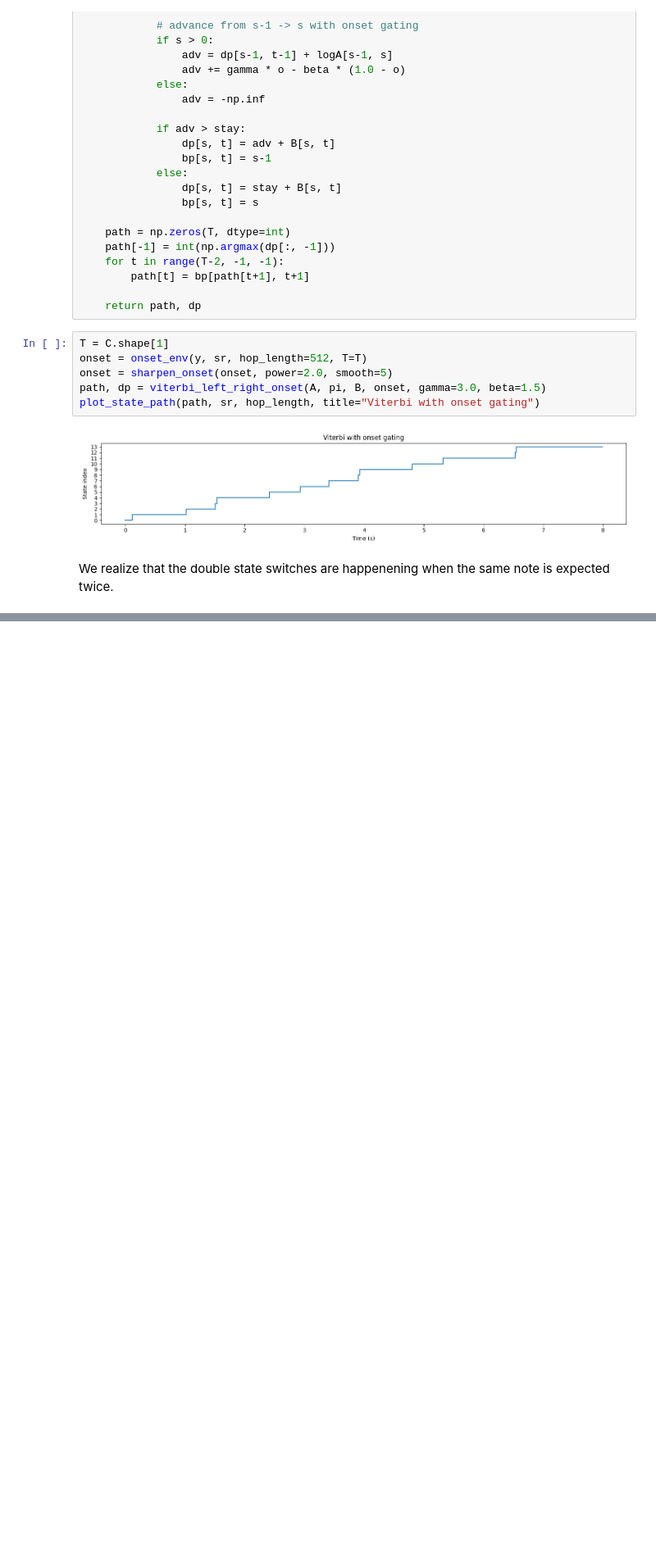
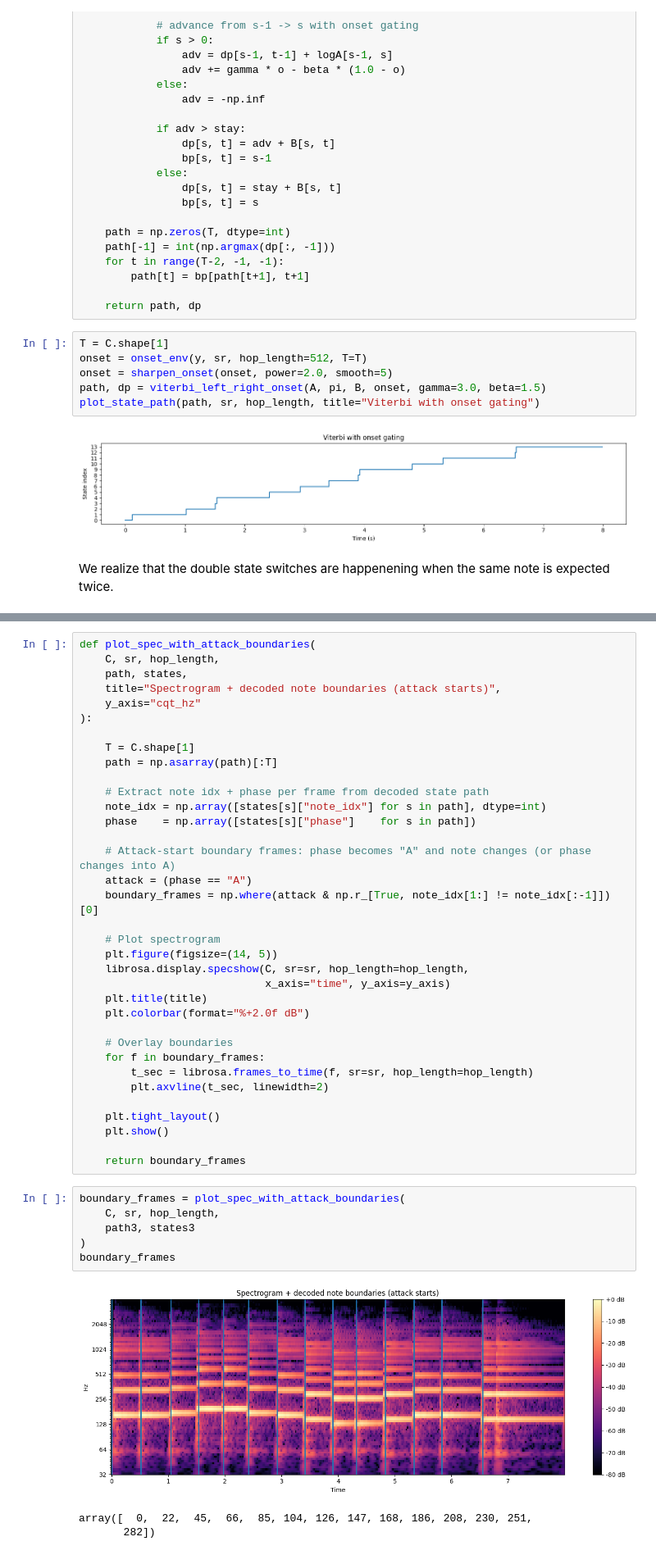
Before and after one commit to schakk34/piano_accuracy, a Jupyter notebook: HMM.ipynb, the cells around one changed output, grey strips where cells are left out. Shown at 82% size. Saved outputs shown, nothing was run; the diff lists cells and outputs as text; blank space fills up the shorter version.

```diff
--- a/HMM.ipynb
+++ b/HMM.ipynb
@@ -422,0 +652,45 @@ We realize that the double state switches are happenening when the same note is
+# %%
+def plot_spec_with_attack_boundaries(
+    C, sr, hop_length,
+    path, states,
+    title="Spectrogram + decoded note boundaries (attack starts)",
+    y_axis="cqt_hz"
+):
+
+    T = C.shape[1]
+    path = np.asarray(path)[:T]
+
+    # Extract note idx + phase per frame from decoded state path
+    note_idx = np.array([states[s]["note_idx"] for s in path], dtype=int)
+    phase    = np.array([states[s]["phase"]    for s in path])
+
+    # Attack-start boundary frames: phase becomes "A" and note changes (or phase changes into A)
+    attack = (phase == "A")
+    boundary_frames = np.where(attack & np.r_[True, note_idx[1:] != note_idx[:-1]])[0]
+
+    # Plot spectrogram
+    plt.figure(figsize=(14, 5))
+    librosa.display.specshow(C, sr=sr, hop_length=hop_length,
+                             x_axis="time", y_axis=y_axis)
+    plt.title(title)
+    plt.colorbar(format="%+2.0f dB")
+
+    # Overlay boundaries
+    for f in boundary_frames:
+        t_sec = librosa.frames_to_time(f, sr=sr, hop_length=hop_length)
+        plt.axvline(t_sec, linewidth=2)
+
+    plt.tight_layout()
+    plt.show()
+
+    return boundary_frames
+# %%
+boundary_frames = plot_spec_with_attack_boundaries(
+    C, sr, hop_length,
+    path3, states3
+)
+boundary_frames
+# %% [output]
+[figure, added]
+array([  0,  22,  45,  66,  85, 104, 126, 147, 168, 186, 208, 230, 251,
+       282])
```
Also changed, not shown: parts of 10 cells of this notebook.
